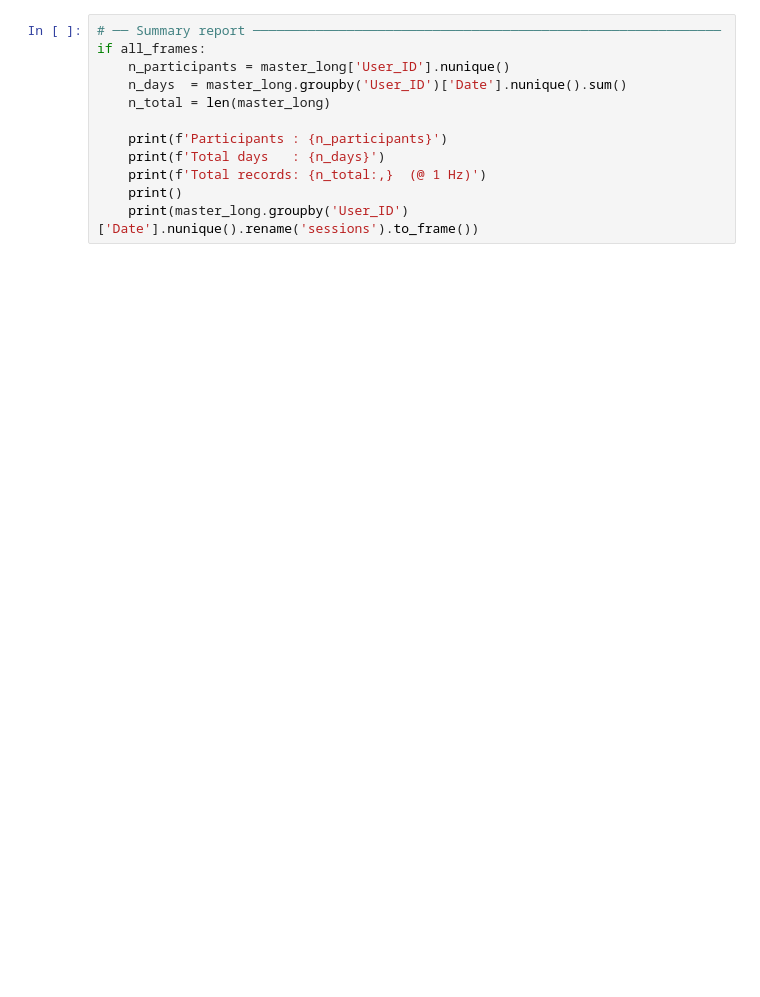
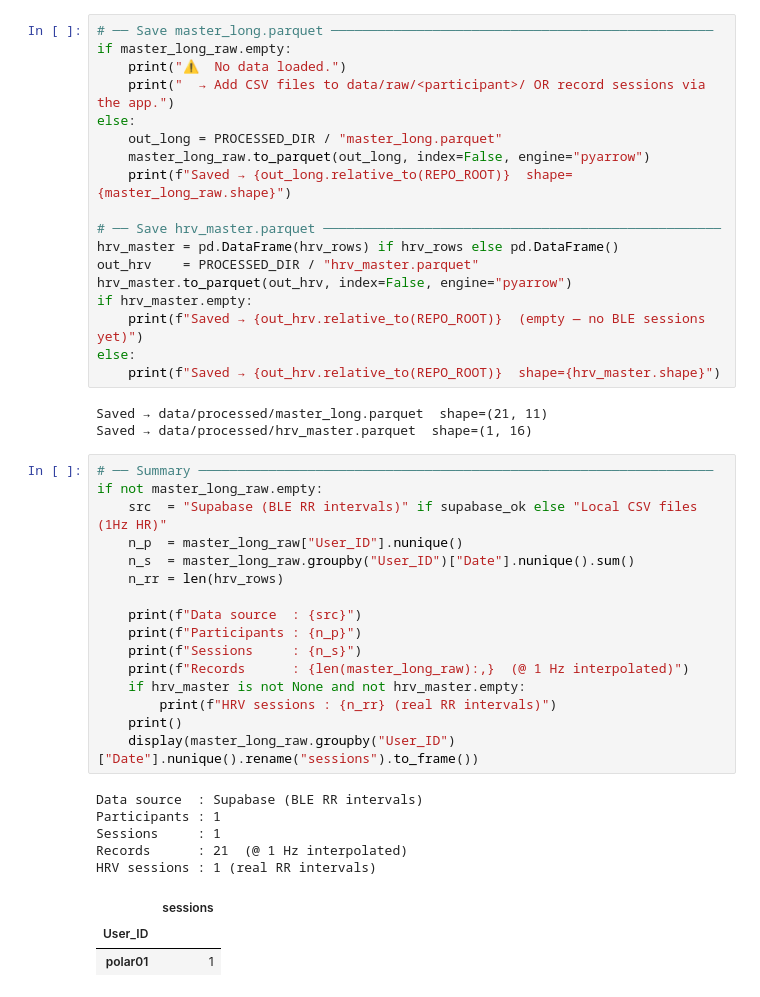
Before and after one commit to neroes-tech/Polar-pipeline, a Jupyter notebook: notebooks/01_data_ingestion.ipynb, the cells around one changed output. Cells and saved outputs as stored; diff of their text form; blank space fills up the shorter version.

```diff
--- a/notebooks/01_data_ingestion.ipynb
+++ b/notebooks/01_data_ingestion.ipynb
@@ -111,12 +150,46 @@ else:
+# %%
+# ── Save master_long.parquet ─────────────────────────────────────────────────
+if master_long_raw.empty:
+    print("⚠️  No data loaded.")
+    print("  → Add CSV files to data/raw/<participant>/ OR record sessions via the app.")
+else:
+    out_long = PROCESSED_DIR / "master_long.parquet"
+    master_long_raw.to_parquet(out_long, index=False, engine="pyarrow")
+    print(f"Saved → {out_long.relative_to(REPO_ROOT)}  shape={master_long_raw.shape}")
+
+# ── Save hrv_master.parquet ───────────────────────────────────────────────────
+hrv_master = pd.DataFrame(hrv_rows) if hrv_rows else pd.DataFrame()
+out_hrv    = PROCESSED_DIR / "hrv_master.parquet"
+hrv_master.to_parquet(out_hrv, index=False, engine="pyarrow")
+if hrv_master.empty:
+    print(f"Saved → {out_hrv.relative_to(REPO_ROOT)}  (empty — no BLE sessions yet)")
+else:
+    print(f"Saved → {out_hrv.relative_to(REPO_ROOT)}  shape={hrv_master.shape}")
+# %% [output]
+Saved → data/processed/master_long.parquet  shape=(21, 11)
+Saved → data/processed/hrv_master.parquet  shape=(1, 16)
 # %%
-# ── Summary report ────────────────────────────────────────────────────────────
-if all_frames:
-    n_participants = master_long['User_ID'].nunique()
-    n_days  = master_long.groupby('User_ID')['Date'].nunique().sum()
-    n_total = len(master_long)
+# ── Summary ──────────────────────────────────────────────────────────────────
+if not master_long_raw.empty:
+    src  = "Supabase (BLE RR intervals)" if supabase_ok else "Local CSV files (1Hz HR)"
+    n_p  = master_long_raw["User_ID"].nunique()
+    n_s  = master_long_raw.groupby("User_ID")["Date"].nunique().sum()
+    n_rr = len(hrv_rows)
 
-    print(f'Participants : {n_participants}')
-    print(f'Total days   : {n_days}')
-    print(f'Total records: {n_total:,}  (@ 1 Hz)')
+    print(f"Data source  : {src}")
+    print(f"Participants : {n_p}")
+    print(f"Sessions     : {n_s}")
+    print(f"Records      : {len(master_long_raw):,}  (@ 1 Hz interpolated)")
+    if hrv_master is not None and not hrv_master.empty:
+        print(f"HRV sessions : {n_rr} (real RR intervals)")
     print()
-    print(master_long.groupby('User_ID')['Date'].nunique().rename('sessions').to_frame())
+    display(master_long_raw.groupby("User_ID")["Date"].nunique().rename("sessions").to_frame())
+# %% [output]
+Data source  : Supabase (BLE RR intervals)
+Participants : 1
+Sessions     : 1
+Records      : 21  (@ 1 Hz interpolated)
+HRV sessions : 1 (real RR intervals)
+|  | sessions |
+| User_ID |  |
+| polar01 | 1 |
```
Also changed, not shown: parts of 10 cells of this notebook, 27 other files.
